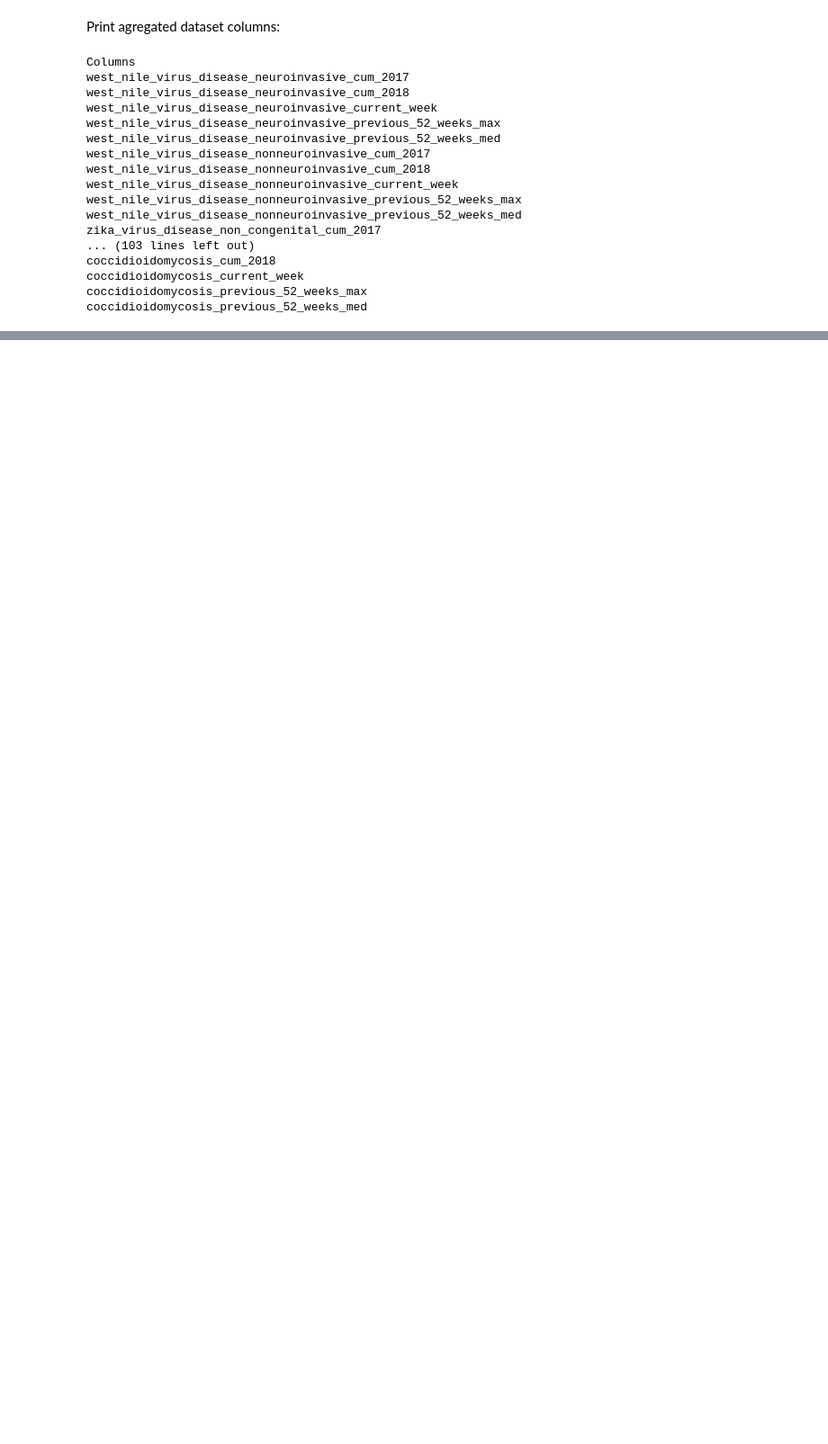
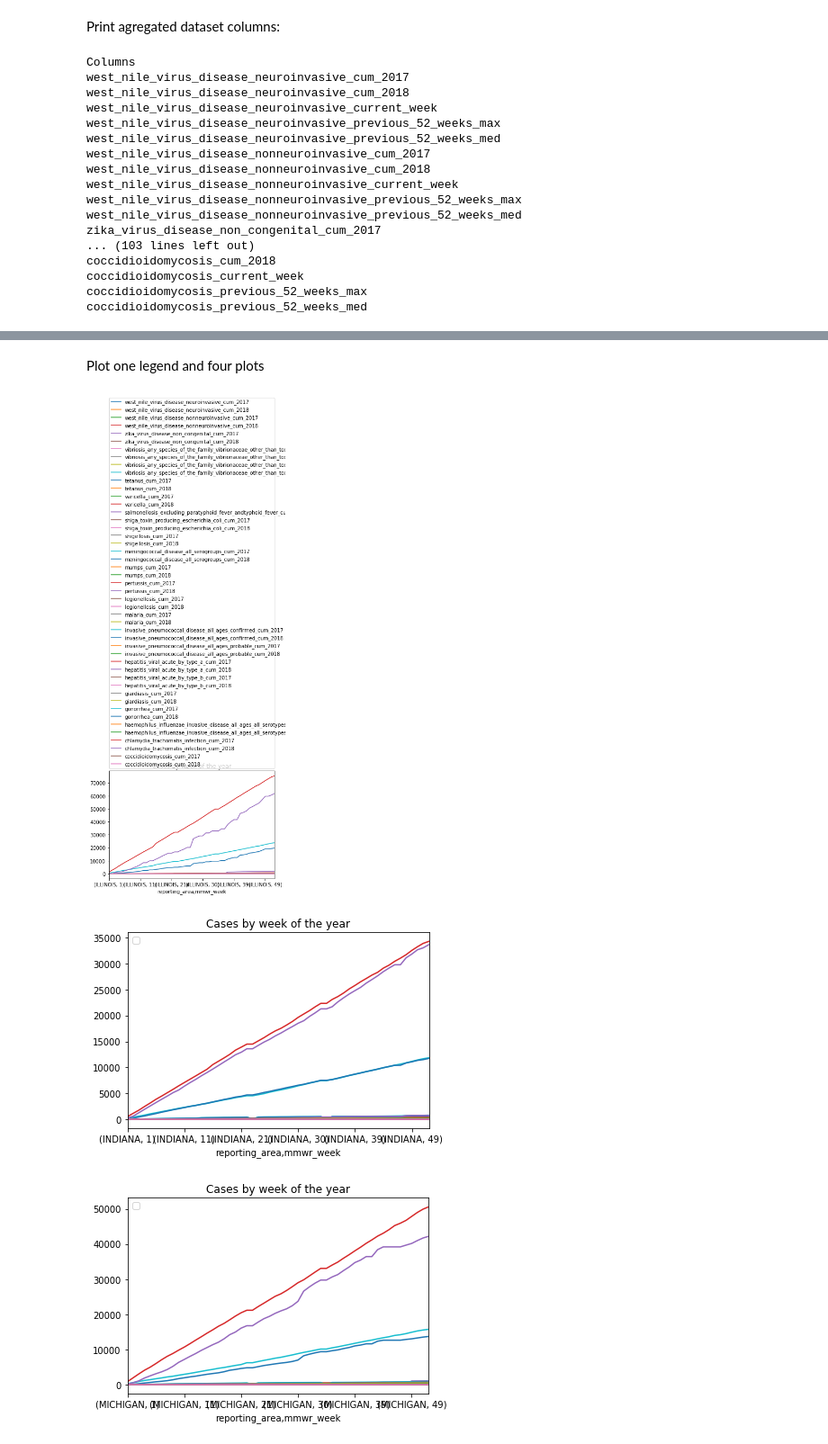
Before and after one commit to borodark/wsu, a Jupyter notebook: platforms/assignment_1.ipynb, the cells around one changed output, grey strips where cells are left out. Shown: that part at 90% size. Saved outputs shown, nothing was run; the diff lists cells and outputs as text; code cells hidden in the pictures; blank space fills up the shorter version.

Commit message:
Plots

```diff
--- a/platforms/assignment_1.ipynb
+++ b/platforms/assignment_1.ipynb
@@ -79,6 +97,4 @@ index_by = ['reporting_area','mmwr_week' ]
 # %%
-
-all_three=[]
 union_of_all_files_df= None
 
 for dataset in datasets:
@@ -103,13 +119,10 @@ for dataset in datasets:
     oh= client.get(dataset, reporting_area='OHIO')
     ind= client.get(dataset, reporting_area='INDIANA')
     states=il+mi+oh+ind
-    # all_three+=
     all_ = list(map(remove_flags, states))
     all__ = list(map(to_numbers, all_))
-    print("Three states dataset has: ",len(all__), " records")
+    print("Four states dataset has: ",len(all__), " records")
     current_df= pandas.io.json.json_normalize(all__)
-    current_df.reset_index()
-    current_df.drop('mmwr_year', axis=1, inplace=True)
     if 'location_1.human_address' in current_df.columns:
         current_df.drop(['location_1.human_address'
                      ,'location_1.latitude'
@@ -120,10 +133,17 @@ for dataset in datasets:
                      ,'location_2.latitude'
                      ,'location_2.longitude'
                      ,'location_2.needs_recoding'], axis=1, inplace=True)
-    if len(all__) > 156:
-        print("!!! Potential ERROR!!! dataset has: ",len(all__), " records while 156 (3 states X 52 weeks each) is expected!!!")
+    current_df.fillna(value= 0, inplace=True)
+    if len(all__) > 208:
+        print("!!! Potential ERROR!!! dataset has: ",len(all__), " records while 208 (4 states X 52 weeks each) is expected!!!")
         current_df.drop_duplicates(keep= 'first', inplace= True)
         print("Taking a first duplicate! data frame shape is: ",current_df.shape," now")
+        if current_df.shape[0] > 208:
+            print("STILL DUPLICATES: ",current_df.shape," now")
+            print("DUPLICATES", *current_df.get_values())
+
+    current_df.reset_index()
+    current_df.drop('mmwr_year', axis=1, inplace=True)
 
     print("Tags",client.get_metadata(dataset)['tags'])
     if union_of_all_files_df is not None:
@@ -264,0 +233,18 @@ plt.show()
+# %%
+group_by_state = cums.groupby(by='reporting_area')
+# %% [markdown]
+Plot one legend and four plots
+# %%
+axis = group_by_state.plot(kind='line', title="Cases by week of the year")
+one= True
+for ax in axis:
+    if one:
+        ax.legend(bbox_to_anchor=(0,1.02,1,0.2), loc="lower left",
+                mode="expand", borderaxespad=0)
+        one= False
+    else:
+        ax.legend([])
+# %% [output]
+[figure, added]
+[figure, added]
+[figure, added]
```
Also changed, not shown: parts of 20 cells of this notebook, 2 other files.
